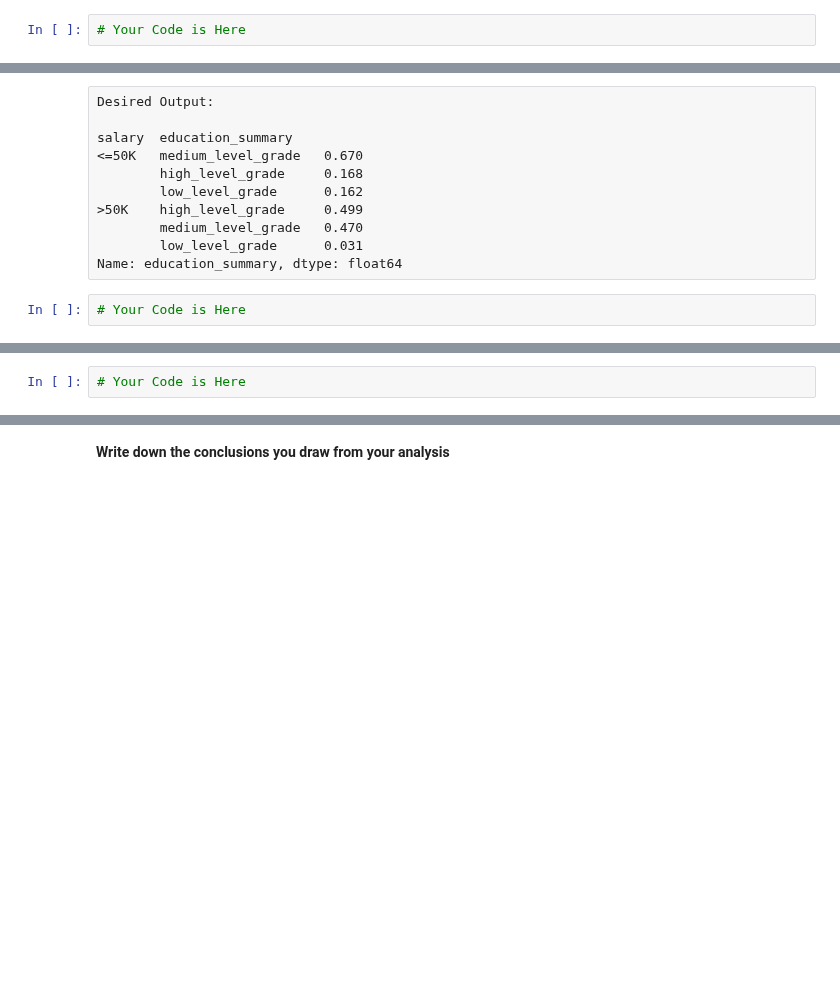
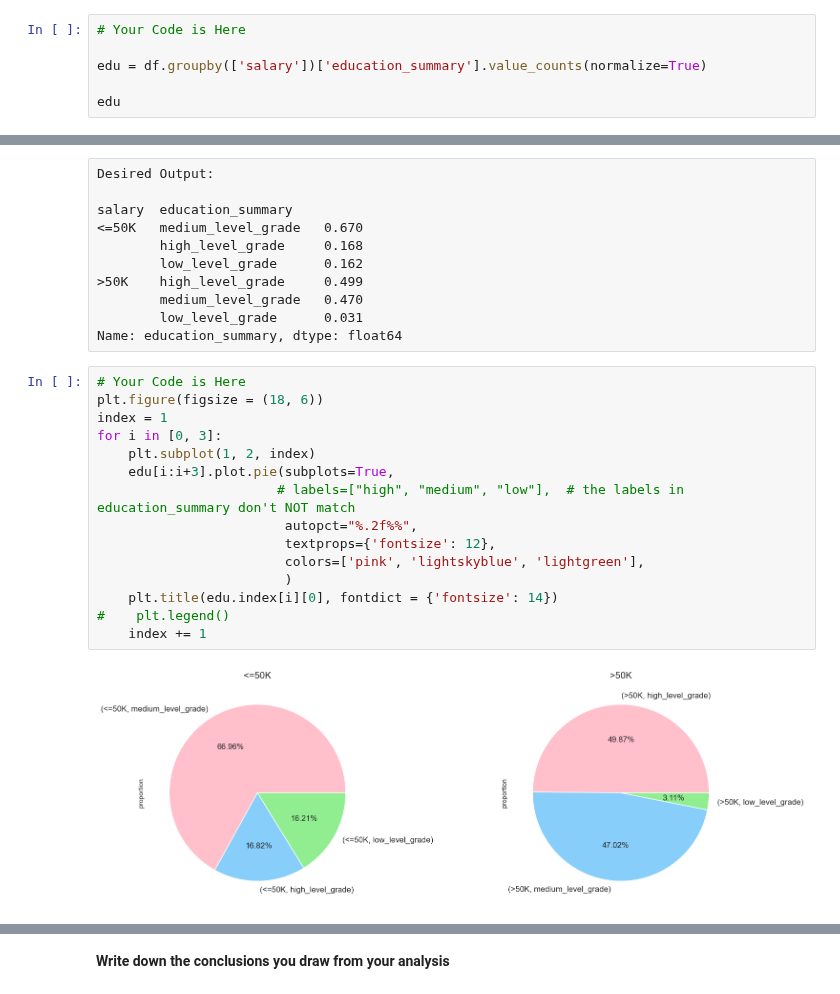
Before and after one commit to iceyisaak/clarusway_ds, a Jupyter notebook: DA _ DVwPy-EDA Project (Analyze US Citizens)-Student-V01_(with_desired_outputs).ipynb, the cells around one changed output, grey strips where cells are left out. Drawn from its saved outputs; the diff is of its cells as text; blank space fills up the shorter version.

```diff
--- a/DA _ DVwPy-EDA Project (Analyze US Citizens)-Student-V01_(with_desired_outputs).ipynb
+++ b/DA _ DVwPy-EDA Project (Analyze US Citizens)-Student-V01_(with_desired_outputs).ipynb
@@ -1665,3 +1698,7 @@ Desired Output:
 **Check the the percentage distribution of person in each these new education levels(high, medium, low) by "salary" levels and visualize it with pie plot separately**
 # %%
 # Your Code is Here
+
+edu = df.groupby(['salary'])['education_summary'].value_counts(normalize=True)
+
+edu
@@ -1676,11 +1722,24 @@ salary  education_summary
         medium_level_grade   0.470
         low_level_grade      0.031
 Name: education_summary, dtype: float64
-# %%
-# Your Code is Here
+# %%
+# Your Code is Here
+plt.figure(figsize = (18, 6))
+index = 1
+for i in [0, 3]:
+    plt.subplot(1, 2, index)
+    edu[i:i+3].plot.pie(subplots=True,
+                       # labels=["high", "medium", "low"],  # the labels in education_summary don't NOT match
+                        autopct="%.2f%%",
+                        textprops={'fontsize': 12},
+                        colors=['pink', 'lightskyblue', 'lightgreen'],
+                        )
+    plt.title(edu.index[i][0], fontdict = {'fontsize': 14})
+#    plt.legend()
+    index += 1
+# %% [output]
+[figure, added]
 # %% [markdown]
 Desired Output:
 
 ![image.png](https://i.ibb.co/42pnNPc/44.png)
-# %%
-# Your Code is Here
```
Also changed, not shown: parts of 24 cells of this notebook.
